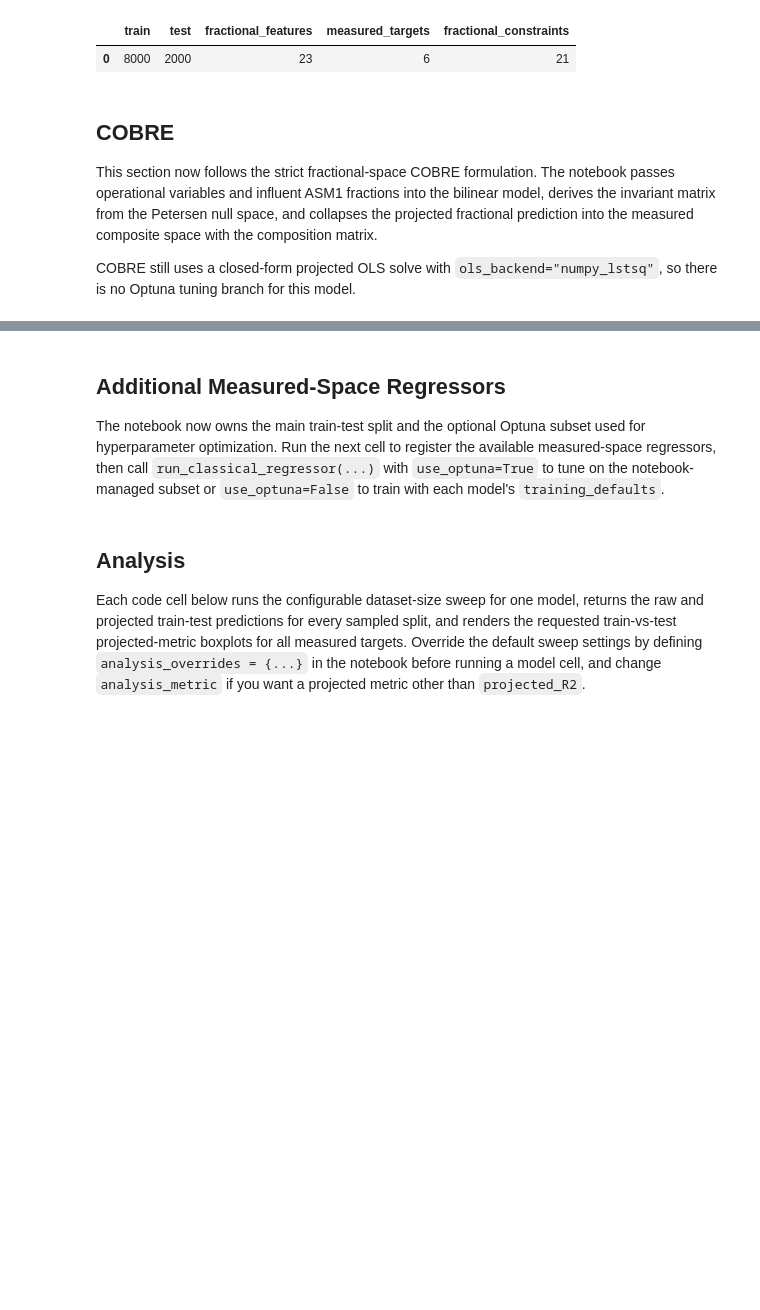
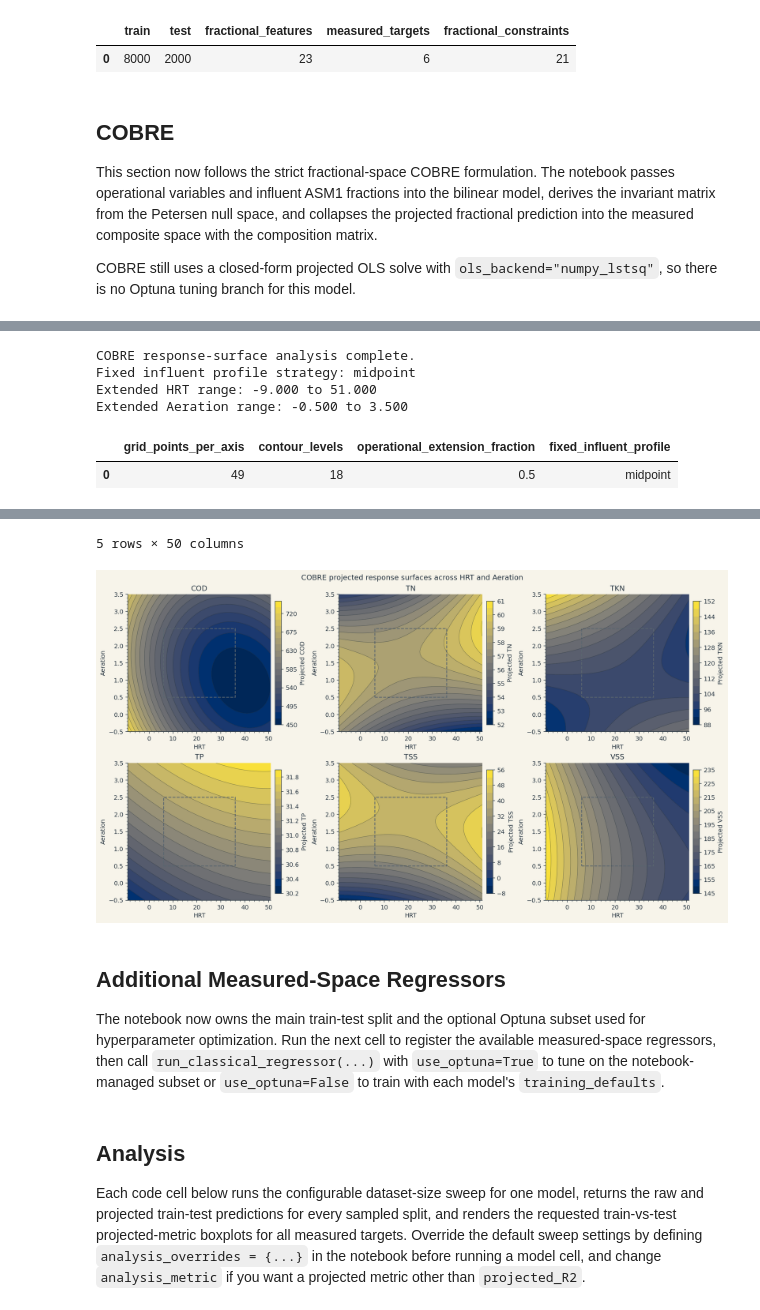
Before and after one commit to egbertoselerio1997/pibre-model, a Jupyter notebook: main.ipynb, the cells around one changed output, grey strips where cells are left out. Saved outputs shown, nothing was run; the diff lists cells and outputs as text; code cells hidden in the pictures; blank space fills up the shorter version.

Commit message:
Added contour plot visualization.

```diff
--- a/main.ipynb
+++ b/main.ipynb
@@ -486,0 +493,70 @@ plt.close(figure)
+# %%
+import matplotlib.pyplot as plt
+import pandas as pd
+
+from src.utils.analysis import (
+    build_cobre_response_surface_prediction_data,
+    load_cobre_response_surface_defaults,
+    )
+from src.utils.plot import plot_response_surface_contours
+
+cobre_response_surface_defaults = load_cobre_response_surface_defaults()
+cobre_response_surface_overrides = dict(globals().get("cobre_response_surface_overrides", {}))
+cobre_response_surface_config = {
+    **cobre_response_surface_defaults,
+    **cobre_response_surface_overrides,
+}
+
+cobre_model_path = cobre_result["artifact_paths"]["model_bundle"]
+if cobre_model_path is None:
+    raise ValueError("COBRE model bundle path is required to generate the response-surface plot.")
+
+cobre_response_surface_result = build_cobre_response_surface_prediction_data(
+    cobre_model_path,
+    metadata=metadata,
+    grid_points_per_axis=int(cobre_response_surface_config["grid_points_per_axis"]),
+    operational_extension_fraction=float(
+        cobre_response_surface_config["operational_extension_fraction"]
+    ),
+    fixed_influent_profile=cobre_response_surface_config["fixed_influent_profile"],
+)
+
+print("COBRE response-surface analysis complete.")
+print(
+    "Fixed influent profile strategy: "
+    f"{cobre_response_surface_result['response_surface_config']['fixed_influent_profile']}"
+)
+print(
+    "Extended HRT range: "
+    f"{cobre_response_surface_result['extended_domain']['HRT']['min']:.3f} to "
+    f"{cobre_response_surface_result['extended_domain']['HRT']['max']:.3f}"
+)
+print(
+    "Extended Aeration range: "
+    f"{cobre_response_surface_result['extended_domain']['Aeration']['min']:.3f} to "
+    f"{cobre_response_surface_result['extended_domain']['Aeration']['max']:.3f}"
+)
+
+display(pd.DataFrame([cobre_response_surface_config]))
+display(cobre_response_surface_result["fixed_influent_profile"].to_frame())
+display(cobre_response_surface_result["prediction_table"].head())
+
+figure, _ = plot_response_surface_contours(
+    cobre_response_surface_result["operational_meshes"]["HRT"],
+    cobre_response_surface_result["operational_meshes"]["Aeration"],
+    cobre_response_surface_result["per_target_surfaces"],
+    title="COBRE projected response surfaces across HRT and Aeration",
+    x_label="HRT",
+    y_label="Aeration",
+    training_domain=cobre_response_surface_result["training_domain"],
+    contour_levels=int(cobre_response_surface_config["contour_levels"]),
+)
+display(figure)
+plt.close(figure)
+# %% [output]
+COBRE response-surface analysis complete.
+Fixed influent profile strategy: midpoint
+Extended HRT range: -9.000 to 51.000
+Extended Aeration range: -0.500 to 3.500
+|  | grid_points_per_axis | contour_levels | operational_extension_fraction | fixed_influent_profile |
+| 0 | 49 | 18 | 0.5 | midpoint |
@@ -487,3 +586,5 @@ plt.close(figure)
+5 rows × 50 columns
+[figure, added]
 # %% [markdown]
 ## Additional Measured-Space Regressors
 
```
Also changed, not shown: parts of 4 cells of this notebook, 6 other files.
